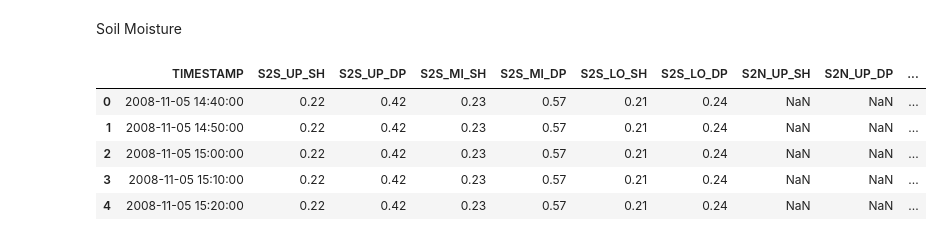
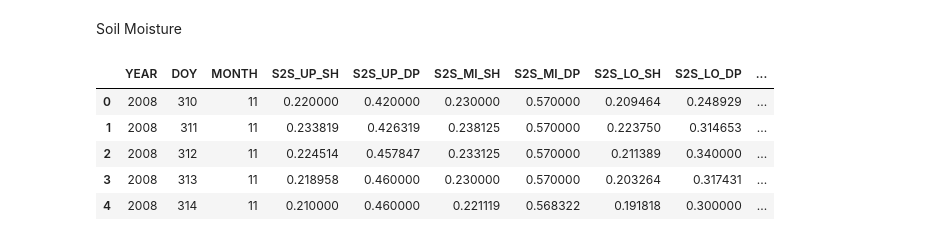
Before and after one commit to mwdjones/mef-snowhydro, a Jupyter notebook: Data and Codes/02_historicalsoilmoistanalysis.ipynb, the cells around one changed output. Drawn from its saved outputs; the diff is of its cells as text; code cells hidden in the pictures.

```diff
--- a/Data and Codes/02_historicalsoilmoistanalysis.ipynb
+++ b/Data and Codes/02_historicalsoilmoistanalysis.ipynb
@@ -139,15 +175,22 @@ Soil Moisture
 # %%
 soilMoist_10min = pd.read_csv(load_path + 'MEF_S2_soil_moisture_10min.csv',
                               parse_dates = ['TIMESTAMP'])
 
 soilMoist_10min['YEAR'] = soilMoist_10min.TIMESTAMP.dt.year
-soilMoist_snow = pd.merge(soilMoist_10min, snowHist_S2_grouped_all[snowHist_S2_grouped_all.Year > 2007], left_on = 'YEAR', right_on = 'Year', how = 'outer')
+soilMoist_10min['MONTH'] = soilMoist_10min.TIMESTAMP.dt.month
+soilMoist_10min['DOY'] = soilMoist_10min.TIMESTAMP.dt.dayofyear
+
+#Aggregate to daily values
+soilMoist_daily = soilMoist_10min.groupby(['YEAR', 'DOY', 'MONTH'])['S2S_UP_SH', 'S2S_UP_DP', 'S2S_MI_SH', 'S2S_MI_DP', 'S2S_LO_SH', 'S2S_LO_DP', 'S2N_UP_SH', 'S2N_UP_DP', 'S2N_MI_SH', 'S2N_MI_DP', 'S2N_LO_SH', 'S2N_LO_DP'].mean().reset_index()
+
+#Merge with snow data
+soilMoist_snow = pd.merge(soilMoist_daily, snowHist_S2_grouped_all[snowHist_S2_grouped_all.Year > 2007], left_on = 'YEAR', right_on = 'Year', how = 'outer')
 soilMoist_snow = soilMoist_snow.drop('Year', axis = 1)
 soilMoist_snow.head()
 # %% [output]
-|  | TIMESTAMP | S2S_UP_SH | S2S_UP_DP | S2S_MI_SH | S2S_MI_DP | S2S_LO_SH | S2S_LO_DP | S2N_UP_SH | S2N_UP_DP | ... |
-| 0 | 2008-11-05 14:40:00 | 0.22 | 0.42 | 0.23 | 0.57 | 0.21 | 0.24 | NaN | NaN | ... |
-| 1 | 2008-11-05 14:50:00 | 0.22 | 0.42 | 0.23 | 0.57 | 0.21 | 0.24 | NaN | NaN | ... |
-| 2 | 2008-11-05 15:00:00 | 0.22 | 0.42 | 0.23 | 0.57 | 0.21 | 0.24 | NaN | NaN | ... |
-| 3 | 2008-11-05 15:10:00 | 0.22 | 0.42 | 0.23 | 0.57 | 0.21 | 0.24 | NaN | NaN | ... |
-| 4 | 2008-11-05 15:20:00 | 0.22 | 0.42 | 0.23 | 0.57 | 0.21 | 0.24 | NaN | NaN | ... |
+|  | YEAR | DOY | MONTH | S2S_UP_SH | S2S_UP_DP | S2S_MI_SH | S2S_MI_DP | S2S_LO_SH | S2S_LO_DP | ... |
+| 0 | 2008 | 310 | 11 | 0.220000 | 0.420000 | 0.230000 | 0.570000 | 0.209464 | 0.248929 | ... |
+| 1 | 2008 | 311 | 11 | 0.233819 | 0.426319 | 0.238125 | 0.570000 | 0.223750 | 0.314653 | ... |
+| 2 | 2008 | 312 | 11 | 0.224514 | 0.457847 | 0.233125 | 0.570000 | 0.211389 | 0.340000 | ... |
+| 3 | 2008 | 313 | 11 | 0.218958 | 0.460000 | 0.230000 | 0.570000 | 0.203264 | 0.317431 | ... |
+| 4 | 2008 | 314 | 11 | 0.210000 | 0.460000 | 0.221119 | 0.568322 | 0.191818 | 0.300000 | ... |
```
Also changed, not shown: parts of 14 cells of this notebook, 7 other files.
